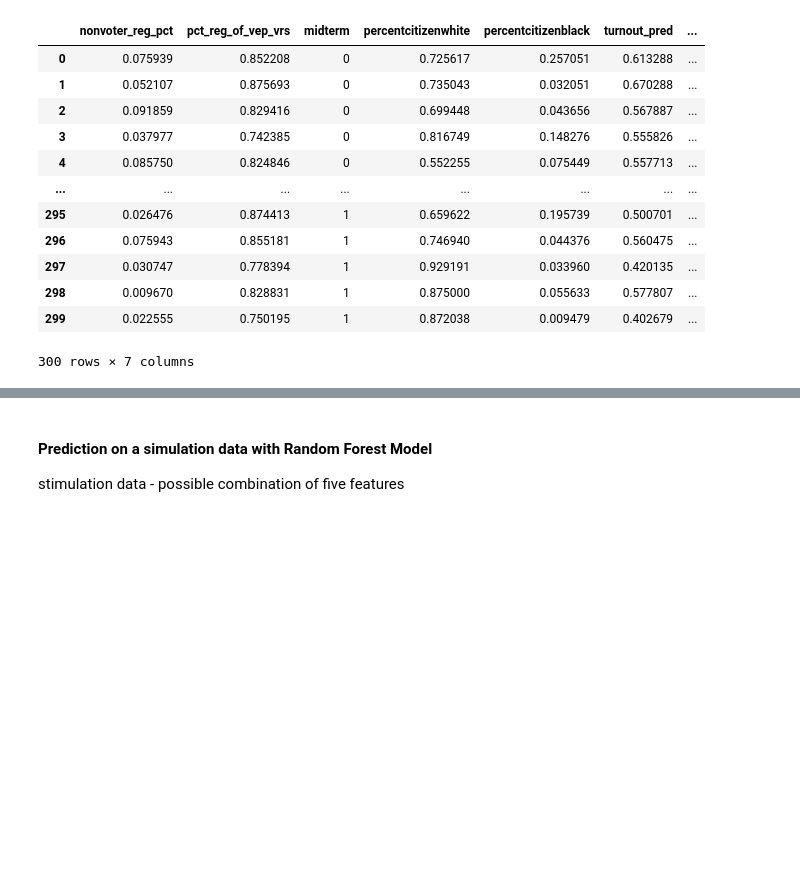
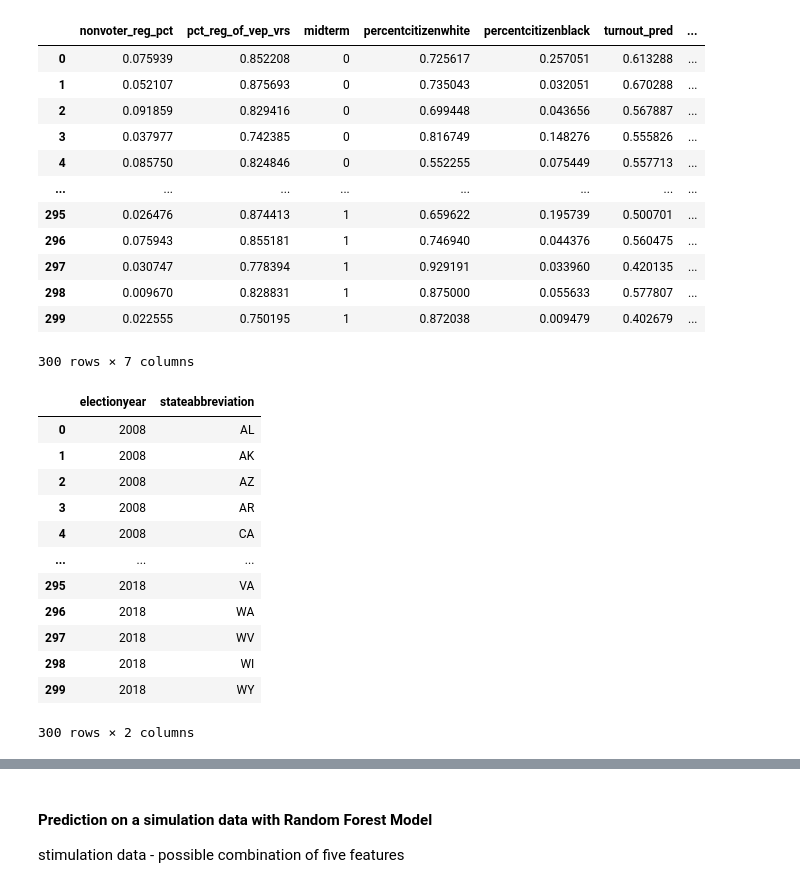
Before and after one commit to mmingoia/HTML_MN_Group_Project, a Jupyter notebook: election.ipynb, the cells around one changed output, grey strips where cells are left out. Drawn from its saved outputs; the diff is of its cells as text; code cells hidden in the pictures; blank space fills up the shorter version.

```diff
--- a/election.ipynb
+++ b/election.ipynb
@@ -1137,3 +1137,20 @@ df_merged
 | 298 | 0.009670 | 0.828831 | 1 | 0.875000 | 0.055633 | 0.577807 | ... |
 | 299 | 0.022555 | 0.750195 | 1 | 0.872038 | 0.009479 | 0.402679 | ... |
 300 rows × 7 columns
+# %%
+df1 = df[["electionyear", "stateabbreviation"]]
+df1
+# %% [output]
+|  | electionyear | stateabbreviation |
+| 0 | 2008 | AL |
+| 1 | 2008 | AK |
+| 2 | 2008 | AZ |
+| 3 | 2008 | AR |
+| 4 | 2008 | CA |
+| ... | ... | ... |
+| 295 | 2018 | VA |
+| 296 | 2018 | WA |
+| 297 | 2018 | WV |
+| 298 | 2018 | WI |
+| 299 | 2018 | WY |
+300 rows × 2 columns
```
Also changed, not shown: parts of 6 cells of this notebook, 4 other files.
